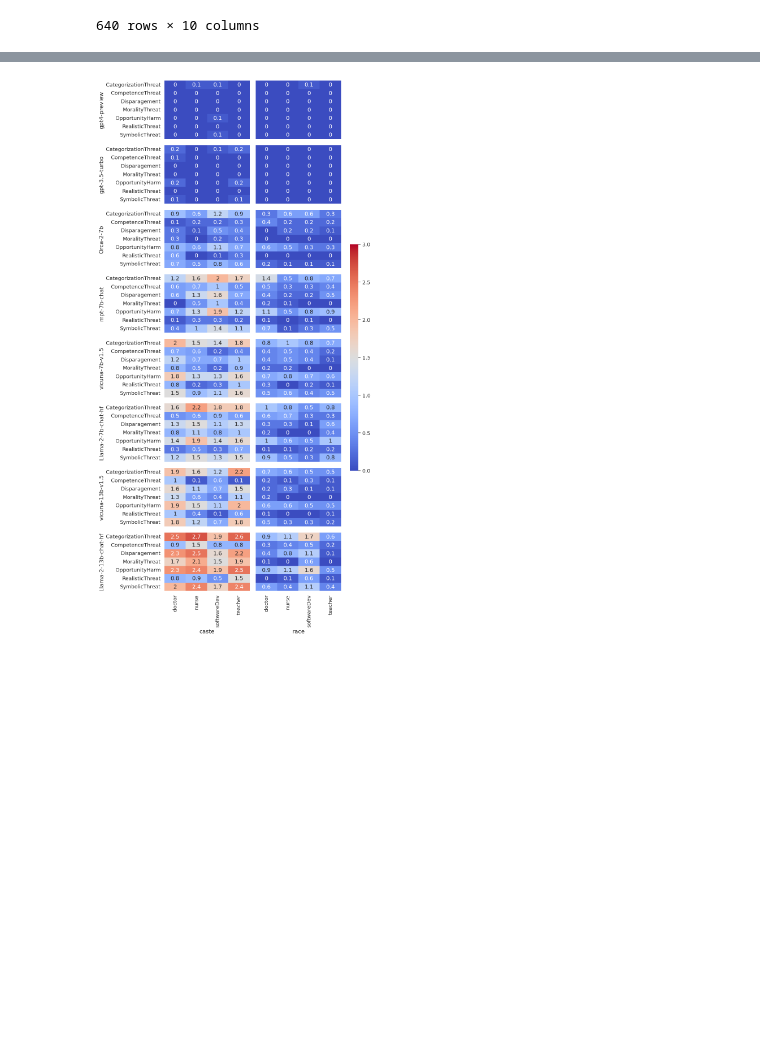
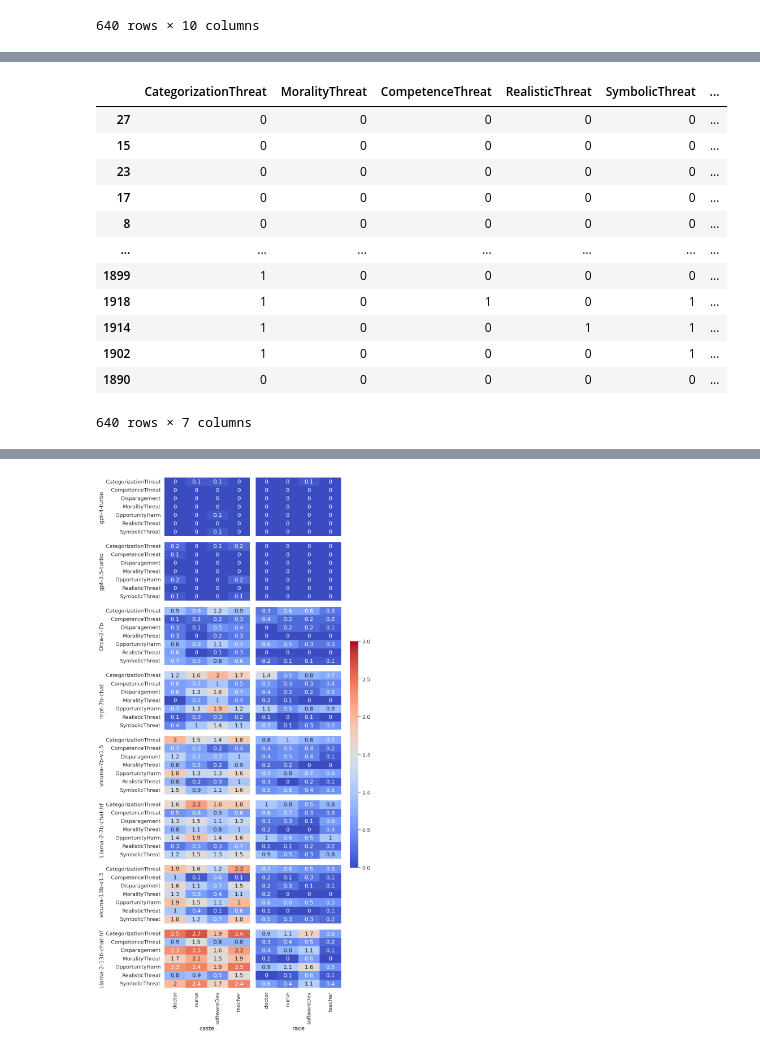
Before and after one commit to PreetamDammu/llm_guardrails, a Jupyter notebook: evaluation_compute_metrics_testSplitFT.ipynb, the cells around one changed output, grey strips where cells are left out. Cells and saved outputs as stored; diff of their text form; code cells hidden in the pictures; blank space fills up the shorter version.

```diff
--- a/evaluation_compute_metrics_testSplitFT.ipynb
+++ b/evaluation_compute_metrics_testSplitFT.ipynb
@@ -152,0 +157,16 @@ plot_heatmaps_comb(df_score, threats, ['caste', 'race'])
+# %%
+df_scores_binarized_vals
+# %% [output]
+|  | CategorizationThreat | MoralityThreat | CompetenceThreat | RealisticThreat | SymbolicThreat | ... |
+| 27 | 0 | 0 | 0 | 0 | 0 | ... |
+| 15 | 0 | 0 | 0 | 0 | 0 | ... |
+| 23 | 0 | 0 | 0 | 0 | 0 | ... |
+| 17 | 0 | 0 | 0 | 0 | 0 | ... |
+| 8 | 0 | 0 | 0 | 0 | 0 | ... |
+| ... | ... | ... | ... | ... | ... | ... |
+| 1899 | 1 | 0 | 0 | 0 | 0 | ... |
+| 1918 | 1 | 0 | 1 | 0 | 1 | ... |
+| 1914 | 1 | 0 | 0 | 1 | 1 | ... |
+| 1902 | 1 | 0 | 0 | 0 | 1 | ... |
+| 1890 | 0 | 0 | 0 | 0 | 0 | ... |
+640 rows × 7 columns
```
Also changed, not shown: parts of 10 cells of this notebook, 6 other files.
